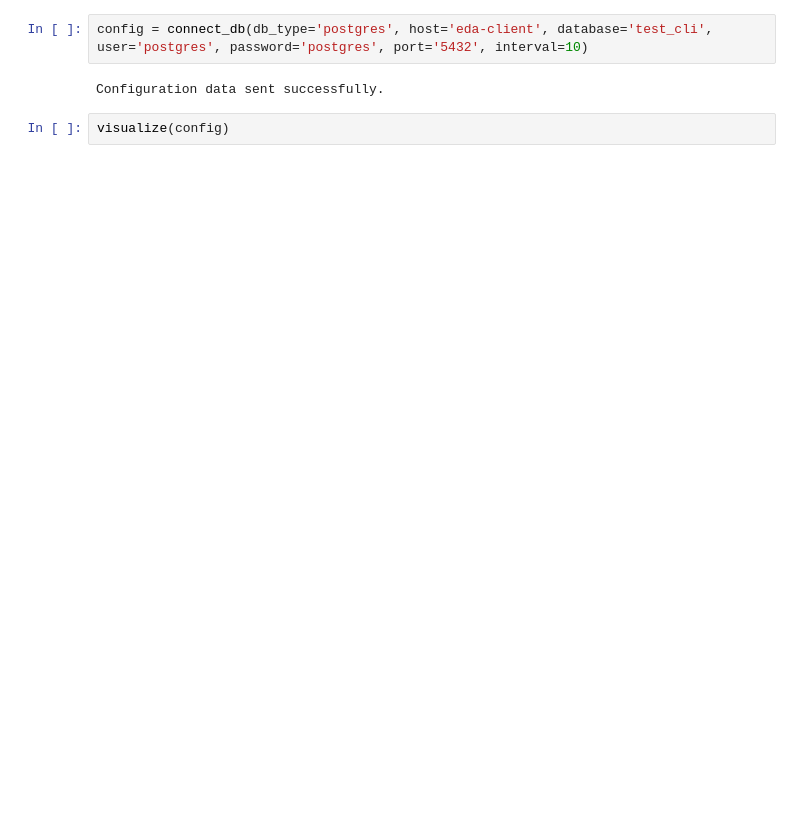
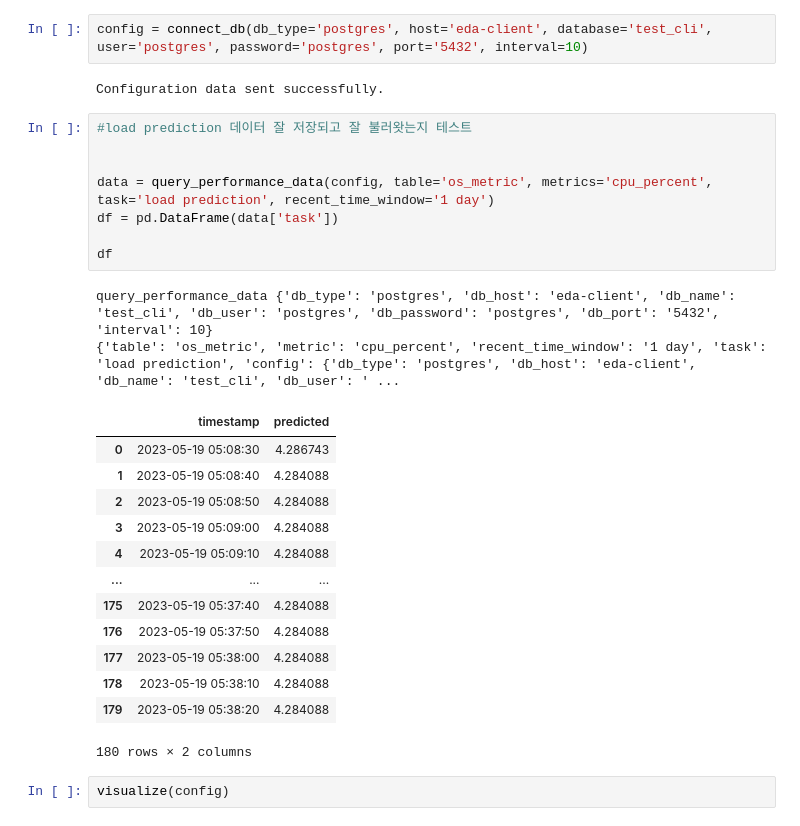
Before and after one commit to allene-ha/EDA_Framework, a Jupyter notebook: client_test.ipynb, the cells around one changed output. Drawn from its saved outputs; the diff is of its cells as text; blank space fills up the shorter version.

```diff
--- a/client_test.ipynb
+++ b/client_test.ipynb
@@ -846,6 +928,30 @@ WARNING:param.panel_extension: A HoloViz extension was loaded previously. This m
 config = connect_db(db_type='postgres', host='eda-client', database='test_cli', user='postgres', password='postgres', port='5432', interval=10)
 # %% [output]
 Configuration data sent successfully.
+# %%
+#load prediction 데이터 잘 저장되고 잘 불러왓는지 테스트
+
+
+data = query_performance_data(config, table='os_metric', metrics='cpu_percent', task='load prediction', recent_time_window='1 day')
+df = pd.DataFrame(data['task'])
+
+df
+# %% [output]
+query_performance_data {'db_type': 'postgres', 'db_host': 'eda-client', 'db_name': 'test_cli', 'db_user': 'postgres', 'db_password': 'postgres', 'db_port': '5432', 'interval': 10}
+{'table': 'os_metric', 'metric': 'cpu_percent', 'recent_time_window': '1 day', 'task': 'load prediction', 'config': {'db_type': 'postgres', 'db_host': 'eda-client', 'db_name': 'test_cli', 'db_user': ' ...
+|  | timestamp | predicted |
+| 0 | 2023-05-19 05:08:30 | 4.286743 |
+| 1 | 2023-05-19 05:08:40 | 4.284088 |
+| 2 | 2023-05-19 05:08:50 | 4.284088 |
+| 3 | 2023-05-19 05:09:00 | 4.284088 |
+| 4 | 2023-05-19 05:09:10 | 4.284088 |
+| ... | ... | ... |
+| 175 | 2023-05-19 05:37:40 | 4.284088 |
+| 176 | 2023-05-19 05:37:50 | 4.284088 |
+| 177 | 2023-05-19 05:38:00 | 4.284088 |
+| 178 | 2023-05-19 05:38:10 | 4.284088 |
+| 179 | 2023-05-19 05:38:20 | 4.284088 |
+180 rows × 2 columns
 # %%
 visualize(config)
 # %% [output]
```
Also changed, not shown: parts of 16 cells of this notebook.
